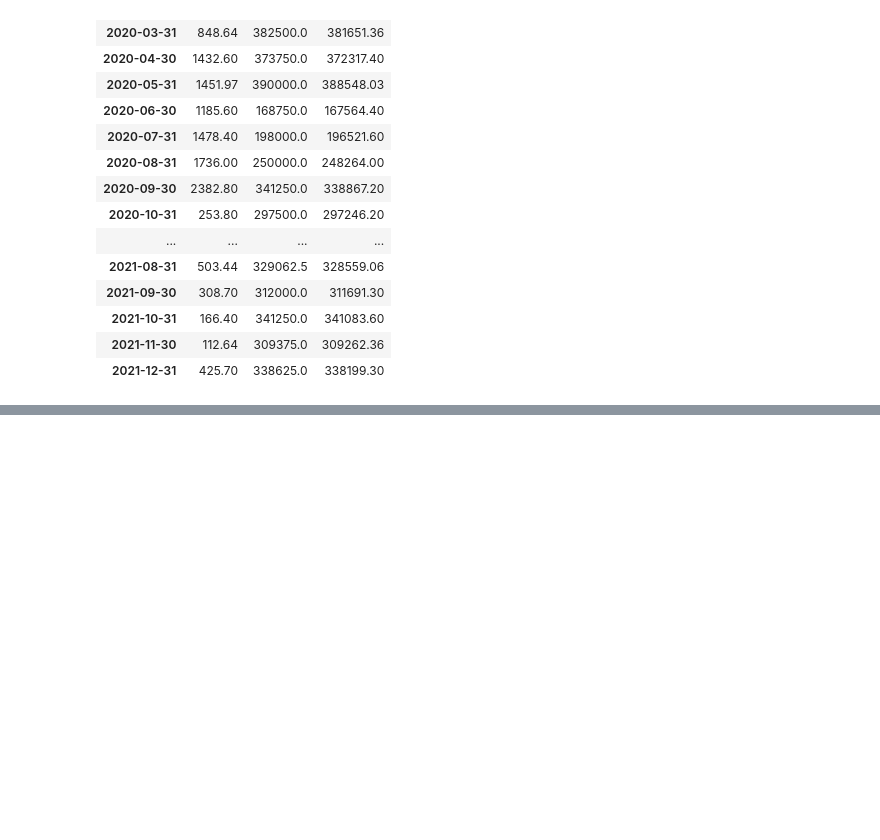
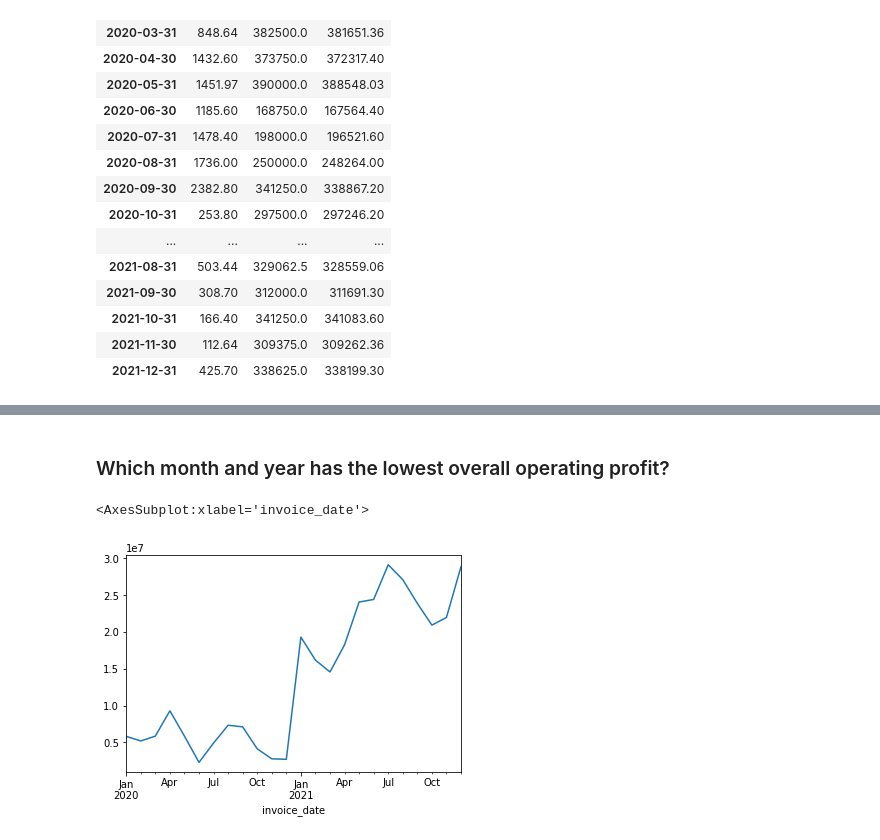
Before and after one commit to allantestaten/adidas_time_series, a Jupyter notebook: explore_time_series.ipynb, the cells around one changed output, grey strips where cells are left out. Drawn from its saved outputs; the diff is of its cells as text; code cells hidden in the pictures; blank space fills up the shorter version.

```diff
--- a/explore_time_series.ipynb
+++ b/explore_time_series.ipynb
@@ -299,0 +350,8 @@ What is next years projection for the max operating profit?
+# %% [markdown]
+### Which month and year has the lowest overall operating profit?
+# %%
+# visualize total operating profit in each month
+df.resample('M').operating_profit.sum().plot()
+# %% [output]
+<AxesSubplot:xlabel='invoice_date'>
+[figure, added]
```
Also changed, not shown: parts of 33 cells of this notebook.
